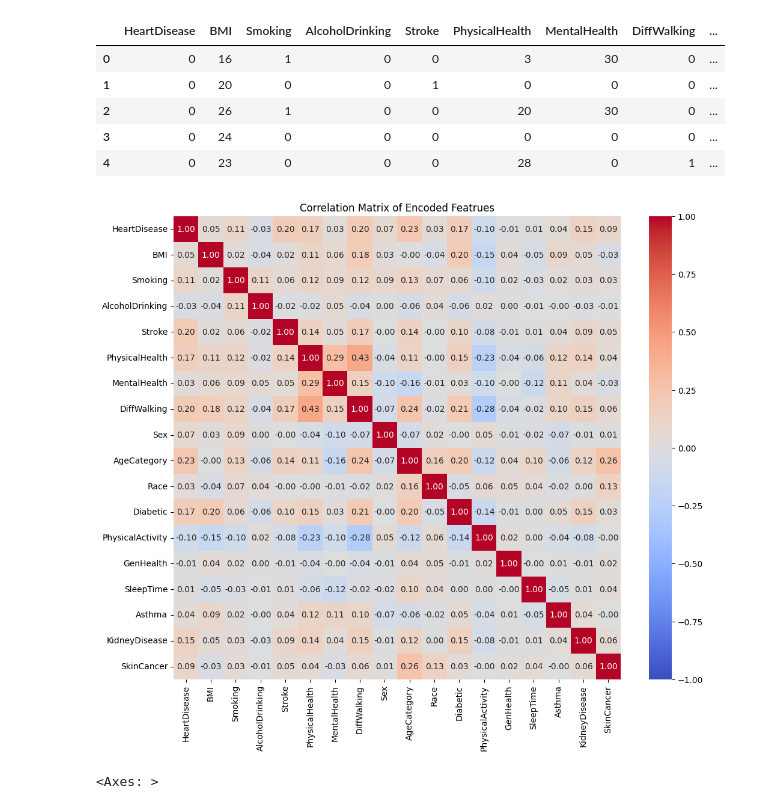
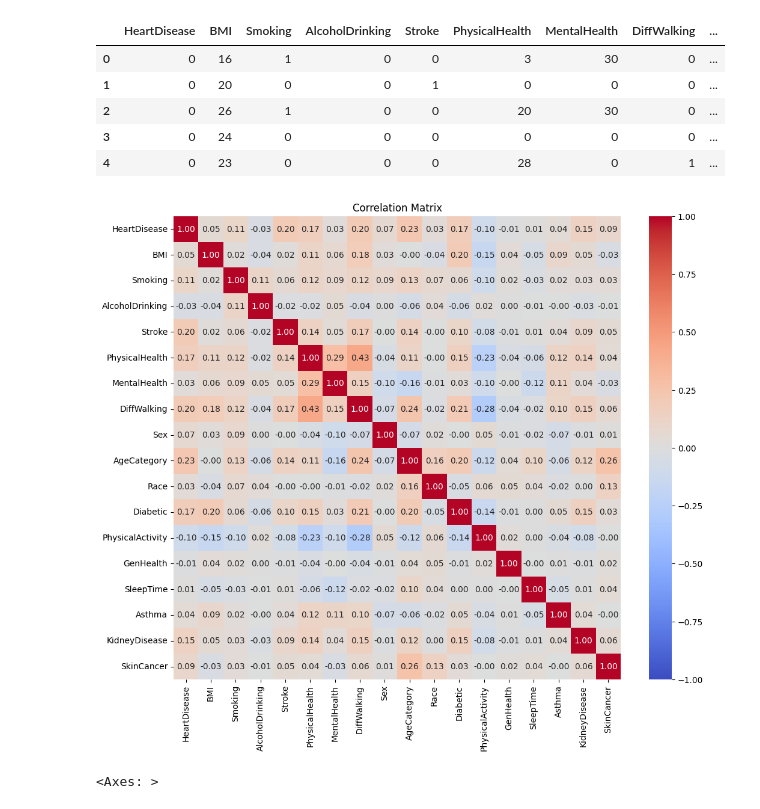
Before and after one commit to Dxsonu7/Heart-Watcher, a Jupyter notebook: Heartwatcher.ipynb, the cells around one changed output. Drawn from its saved outputs; the diff is of its cells as text; code cells hidden in the pictures.

```diff
--- a/Heartwatcher.ipynb
+++ b/Heartwatcher.ipynb
@@ -80,12 +80,12 @@ df_encoded = pd.get_dummies(data, drop_first=True)
 # %%
 correlation_matrix = df_encoded.corr()
 
 plt.figure(figsize=(12, 10))
 sns.heatmap(correlation_matrix, annot=True, cmap='coolwarm', vmin=-1, vmax=1, fmt='.2f')
-plt.title('Correlation Matrix of Encoded Featrues')
+plt.title('Correlation Matrix')
 plt.show()
 # %% [output]
-[figure, old version]
+[figure, new version]
 # %%
 sns.heatmap(correlation_matrix[['HeartDisease']], annot=True, cmap='coolwarm', vmin=-1, vmax=1, fmt='.2f')
 # %% [output]
```
